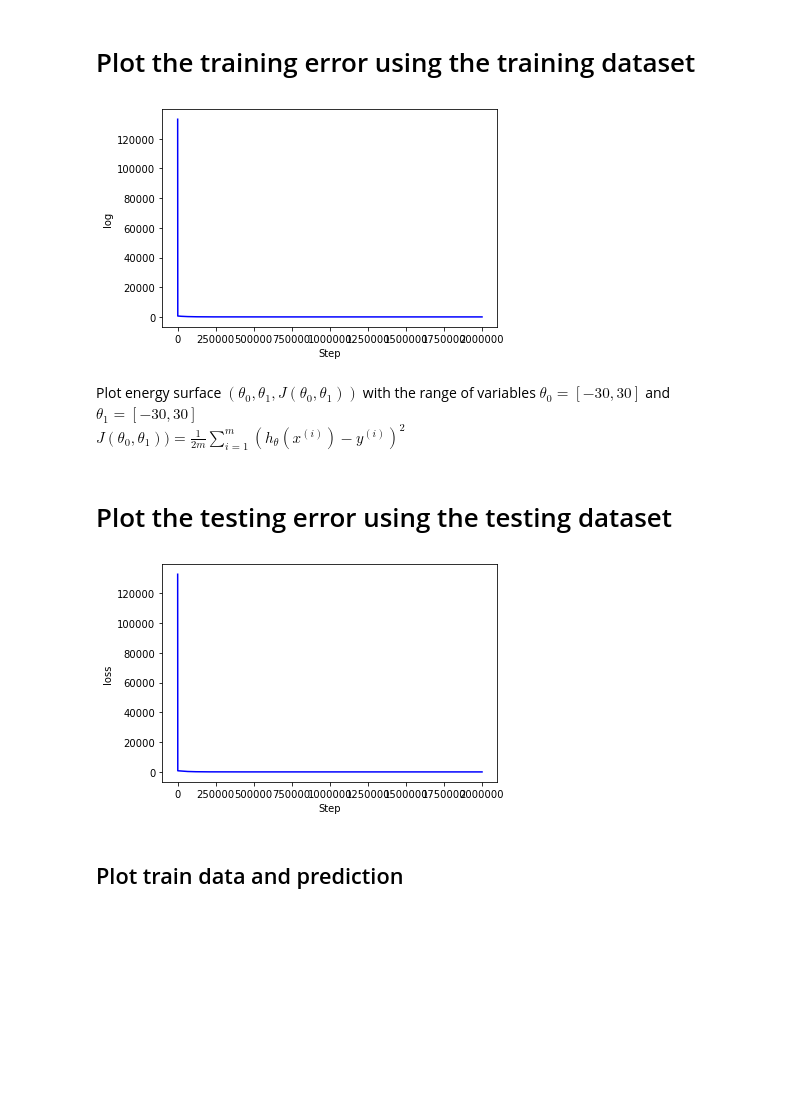
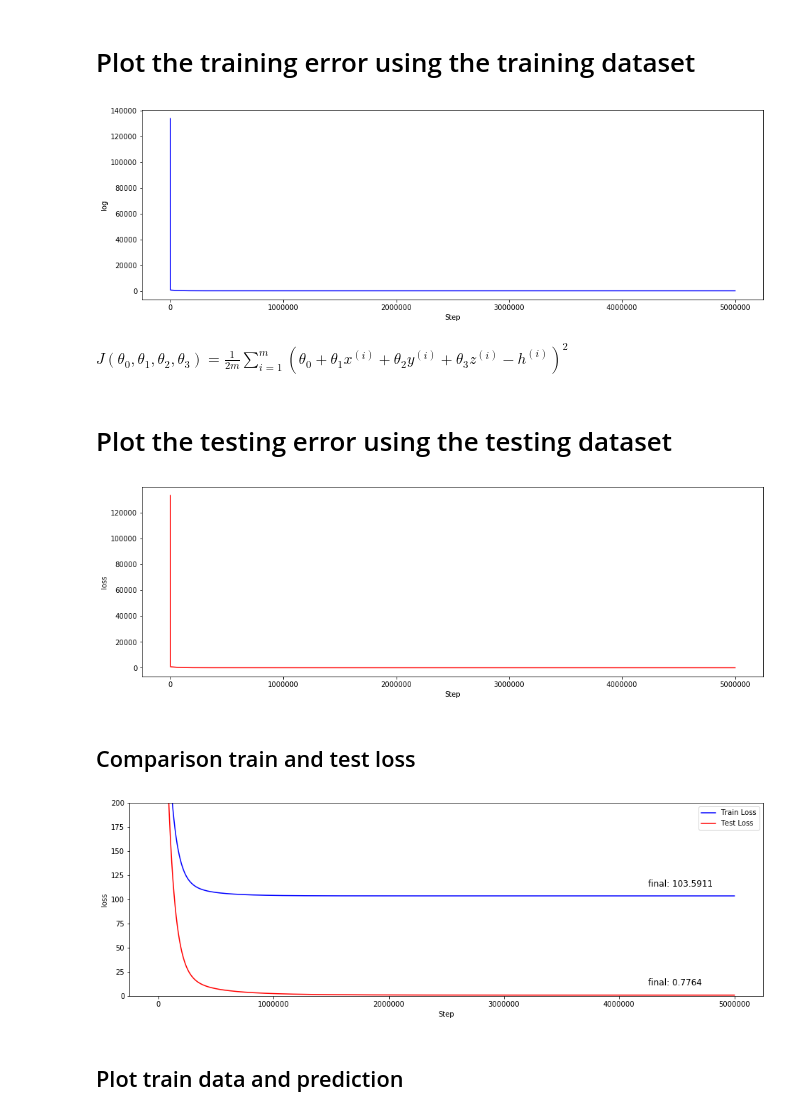
Before and after one commit to wonbeomjang/CAU54161-Machine-learning-class, a Jupyter notebook: Assignment_04/Assignment_04.ipynb, the cells around one changed output. Drawn from its saved outputs; the diff is of its cells as text; code cells hidden in the pictures; blank space fills up the shorter version.

```diff
--- a/Assignment_04/Assignment_04.ipynb
+++ b/Assignment_04/Assignment_04.ipynb
@@ -131,24 +143,42 @@ plt.show()
 # %% [markdown]
 # Plot the training error using the training dataset
 # %%
+plt.figure(figsize=(16, 5))
 plt.plot(losses, 'b-')
 plt.ylabel('log')
 plt.xlabel('Step')
 plt.show()
 # %% [output]
-[figure, old version]
+[figure, new version]
 # %% [markdown]
-Plot energy surface $ (\theta_0, \theta_1, J(\theta_0, \theta_1)) $ with the range of variables $ \theta_0 = [-30, 30] $ and $ \theta_1 = [-30, 30] $
-$ J(\theta_0, \theta_1)) = \frac{1}{2 m} \sum_{i=1}^m (h_\theta(x^{(i)}) - y^{(i)})^2 $
+$J(\theta_0, \theta_1, \theta_2, \theta_3) = \frac{1}{2 m} \sum_{i=1}^m ( \theta_0 + \theta_1 x^{(i)} + \theta_2 y^{(i)} + \theta_3 z^{(i)} - h^{(i)} )^2$
 # %% [markdown]
 # Plot the testing error using the testing dataset
 # %%
-plt.plot(test_losses, 'b-')
+plt.figure(figsize=(16, 5))
+plt.plot(test_losses, 'r-')
 plt.ylabel('loss')
 plt.xlabel('Step')
 plt.show()
 # %% [output]
-[figure, old version]
+[figure, new version]
+# %% [markdown]
+## Comparison train and test loss
+# %%
+plt.figure(figsize=(16, 5))
+plt.plot(losses, 'b-', label='Train Loss')
+plt.plot(test_losses, 'r-', label='Test Loss')
+plt.text(len(losses)*0.85, losses[-1] + 10, f'final: {losses[-1]:.4f}', fontsize=12)
+plt.text(len(test_losses)*0.85, test_losses[-1] + 10, f'final: {test_losses[-1]:.4f}', fontsize=12)
+
+plt.ylabel('loss')
+plt.xlabel('Step')
+plt.legend(loc='upper right')
+
+plt.ylim(0, 200)
+plt.show()
+# %% [output]
+[figure, added]
 # %% [markdown]
 ## Plot train data and prediction
 # %%
```
Also changed, not shown: parts of 6 cells of this notebook, 1 other file.
